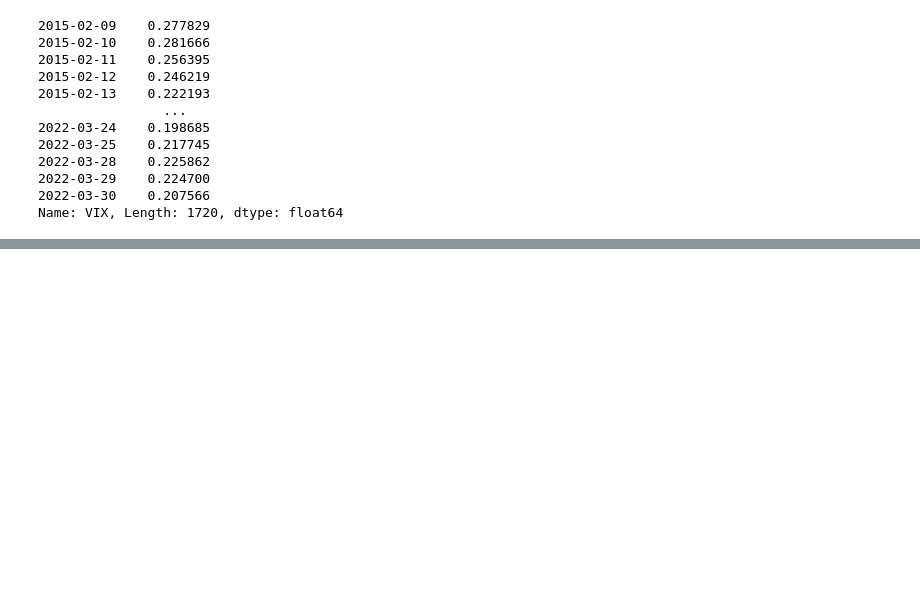
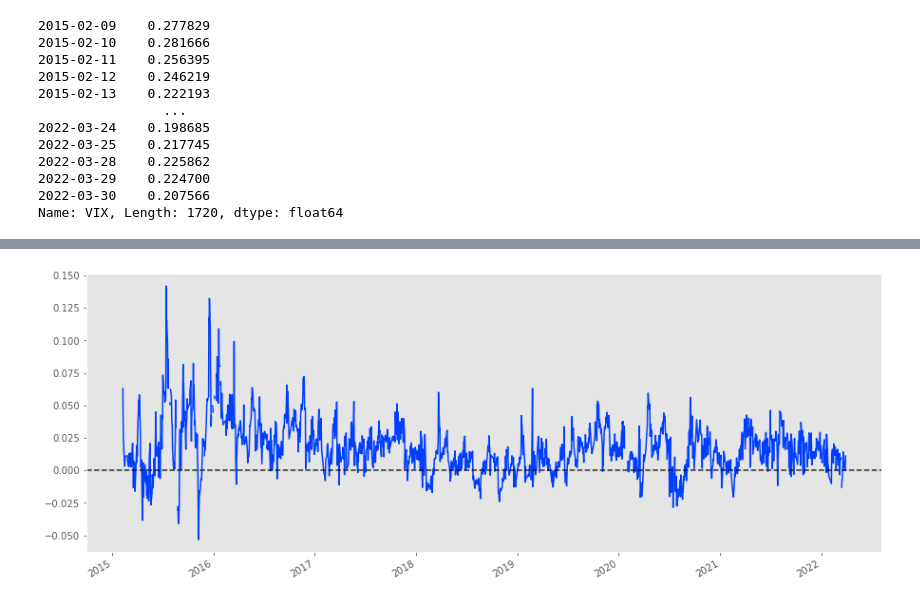
Before and after one commit to Timo978/IV-VIX-GVIX, a Jupyter notebook: VIX.ipynb, the cells around one changed output, grey strips where cells are left out. Cells and saved outputs as stored; diff of their text form; code cells hidden in the pictures; blank space fills up the shorter version.

```diff
--- a/VIX.ipynb
+++ b/VIX.ipynb
@@ -201,0 +275,10 @@ Name: VIX, Length: 1720, dtype: float64
+# %%
+fig, ax = plt.subplots(figsize=(15, 6))
+df['spread'] = df['IV'] - df['VIX']
+df['spread'].plot()
+ax.axhline(y=0, ls='--', c='0', alpha=0.8)
+ax.grid()
+# 保存图像
+# plt.savefig('source/IV-VIX-spread.png', dpi=200, bbox_inches='tight')
+# %% [output]
+[figure, added]
```
Also changed, not shown: parts of 3 cells of this notebook, 3 other files.
